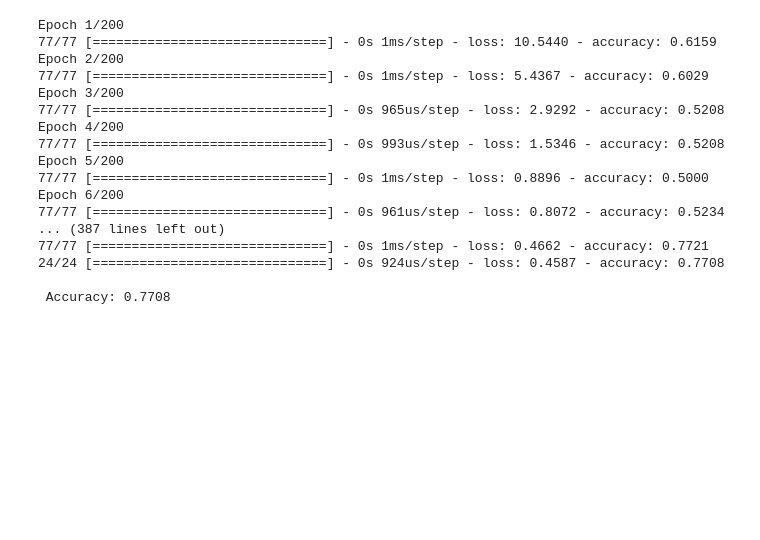
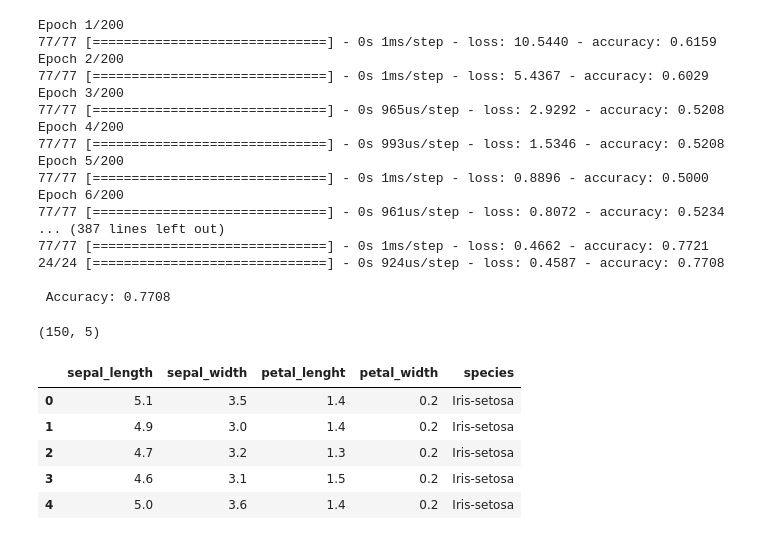
Before and after one commit to kim-bo-saeng/Practice_N_Learning, a Jupyter notebook: modu_deep_learning.ipynb, the cells around one changed output. Saved outputs shown, nothing was run; the diff lists cells and outputs as text; code cells hidden in the pictures; blank space fills up the shorter version.

```diff
--- a/modu_deep_learning.ipynb
+++ b/modu_deep_learning.ipynb
@@ -412,3 +413,16 @@ Epoch 6/200
 24/24 [==============================] - 0s 924us/step - loss: 0.4587 - accuracy: 0.7708
 
  Accuracy: 0.7708
+# %%
+df = pd.read_csv('/gdrive/My Drive/data_analysis/modu_deep_learning/deeplearning/dataset/iris.csv', names = ["sepal_length", "sepal_width",
+                                                                                                            "petal_lenght", "petal_width", "species"])
+print(df.shape)
+df.head()
+# %% [output]
+(150, 5)
+|  | sepal_length | sepal_width | petal_lenght | petal_width | species |
+| 0 | 5.1 | 3.5 | 1.4 | 0.2 | Iris-setosa |
+| 1 | 4.9 | 3.0 | 1.4 | 0.2 | Iris-setosa |
+| 2 | 4.7 | 3.2 | 1.3 | 0.2 | Iris-setosa |
+| 3 | 4.6 | 3.1 | 1.5 | 0.2 | Iris-setosa |
+| 4 | 5.0 | 3.6 | 1.4 | 0.2 | Iris-setosa |
```
Also changed, not shown: parts of 8 cells of this notebook.
